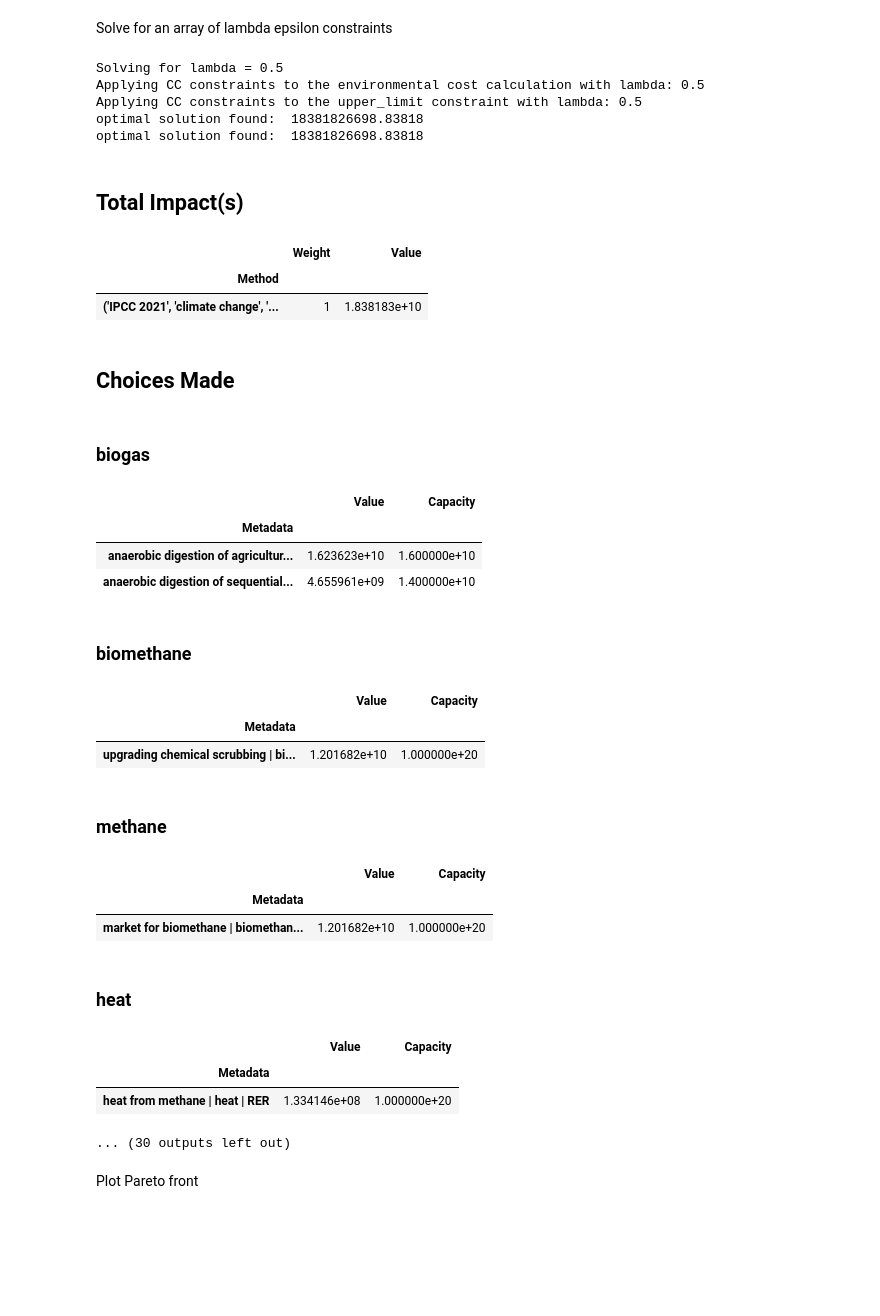
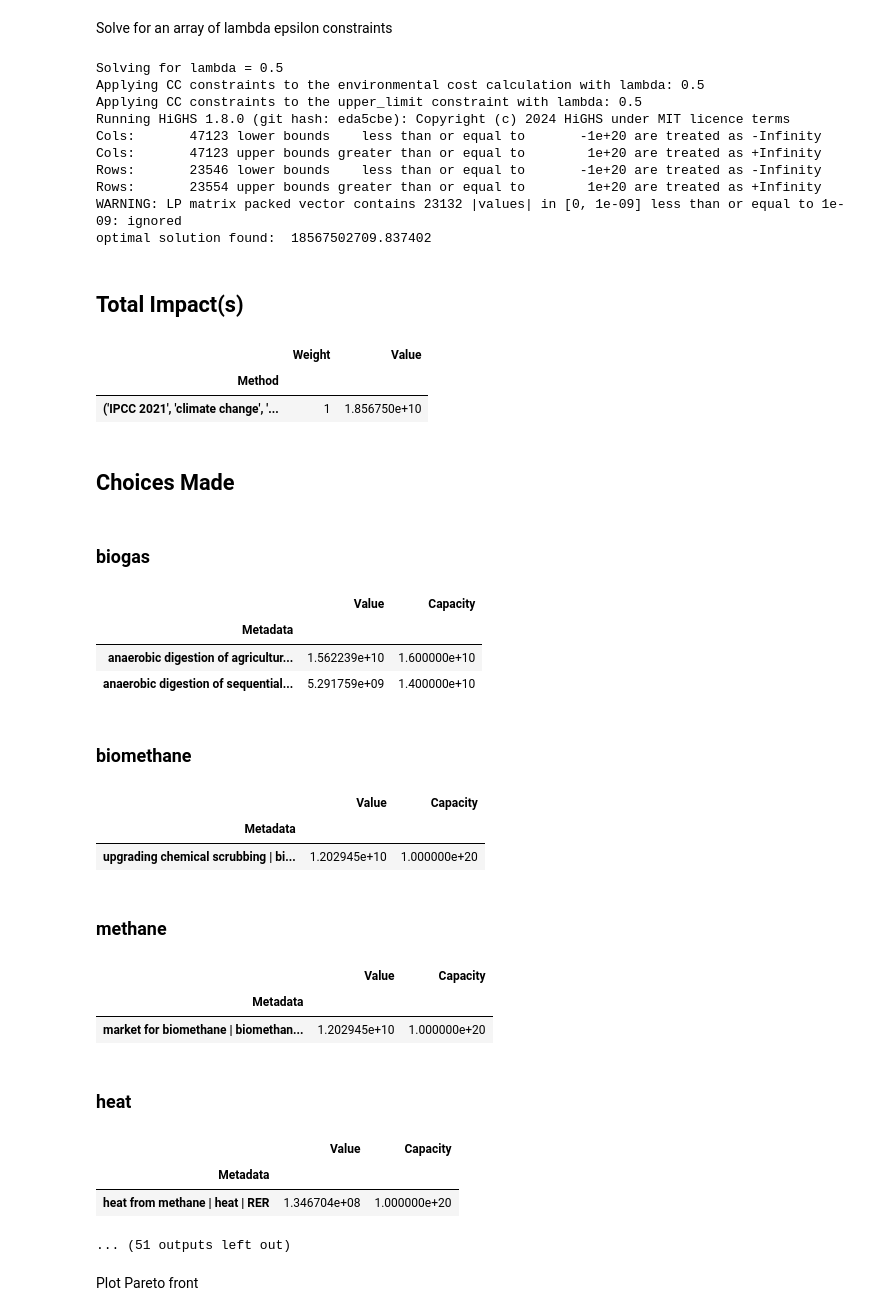
Before and after one commit to flechtenberg/pulpo, a Jupyter notebook: notebooks/uncertainty_showcase_working.ipynb, the cells around one changed output. Cells and saved outputs as stored; diff of their text form; code cells hidden in the pictures; blank space fills up the shorter version.

```diff
--- a/notebooks/uncertainty_showcase_working.ipynb
+++ b/notebooks/uncertainty_showcase_working.ipynb
@@ -678,2 +655,0 @@ The uncertainty strategies can be directly performed on the pulpo worker if the
-# %%
-pulpo_worker.apply_uncertainty_strategies()
@@ -697,0 +692,41 @@ No uncertainty data missing.
+# %%
+unc_strategies = [
+    processor.TriangularBoundInterpolationStrategy(
+        uncertain_param_type='If',
+        uncertain_param_subgroup='ecoinvent-3.10-cutoff',
+        noise_interval={'min':.1, 'max':.1}
+    ),
+
+    processor.UniformBaseStrategy(
+        uncertain_param_type='If',
+        uncertain_param_subgroup='ammonia',
+        upper_scaling_factor = .5,
+        lower_scaling_factor = .5,
+        noise_interval={'min':.2, 'max':.2}
+    ),
+    processor.TriangluarBaseStrategy(
+        uncertain_param_type='Cf',
+        uncertain_param_subgroup=method,
+        upper_scaling_factor = 0.15,
+        lower_scaling_factor = 0.15,
+        noise_interval={'min':.1, 'max':.1}
+    ),
+    processor.TriangluarBaseStrategy(
+        uncertain_param_type='Var_bounds',
+        uncertain_param_subgroup='upper_limit',
+        upper_scaling_factor=.3,
+        lower_scaling_factor=.3,
+        noise_interval={'min':.2, 'max':.1}
+    ),
+
+    # processor.ExpertKnowledgeStrategy(
+    #     uncertain_param_type='If',
+    #     uncertain_param_subgroup='ammonia',
+    #     prob_metadata={
+    #         (80, 23548): {'minimum':.01 ,'maximum':.5, 'uncertainty_type':4}, # carbon dioxide storage and transport 200 km pipeline, storage 1000 m | carbon dioxide storage and transport 200 km pipeline, storage 1000 m | RER --- Carbon dioxide, fossil | ('air', 'urban air close to ground')
+    #         (80, 23538): {'minimum':.0002 ,'maximum':.002, 'uncertainty_type':4}, # transport, pipeline, supercritical carbon dioxide, 200 km without recompression | transport, pipeline, supercritical carbon dioxide, 200 km without recompression | RER --- Carbon dioxide, fossil | ('air', 'urban air close to ground')
+    #     }
+    # )
+    ]
+# %%
+pulpo_worker.apply_uncertainty_strategies(strategies=unc_strategies)
@@ -875,48 +925,53 @@ optimal solution found:  38685863290.911316
 # %% [markdown]
 Solve for an array of lambda epsilon constraints
 # %%
-lambda_epsilon_array = np.linspace(0.5,1, 2, endpoint=False)
+lambda_epsilon_array = np.linspace(0.5,1, 3, endpoint=False)
 results_CC = {}
 for lambda_level in lambda_epsilon_array:
     print(f'Solving for lambda = {lambda_level}')
     optimizer.apply_CC_formulation(
         lambda_level=lambda_level,
         normal_metadata_env_cost=normal_metadata_env_cost,
         normal_metadata_var_bounds=normal_metadata_var_bounds,
         model_instance=pulpo_worker.instance,
     )
     pulpo_worker.solve()
     results_CC[lambda_level] = pulpo_worker.extract_results(extractparams=True)
     pulpo_worker.summarize_results(zeroes=True)
 # %% [output]
 Solving for lambda = 0.5
 Applying CC constraints to the environmental cost calculation with lambda: 0.5
 Applying CC constraints to the upper_limit constraint with lambda: 0.5
-optimal solution found:  18381826698.83818
-optimal solution found:  18381826698.83818
+Running HiGHS 1.8.0 (git hash: eda5cbe): Copyright (c) 2024 HiGHS under MIT licence terms
+Cols:       47123 lower bounds    less than or equal to       -1e+20 are treated as -Infinity
+Cols:       47123 upper bounds greater than or equal to        1e+20 are treated as +Infinity
+Rows:       23546 lower bounds    less than or equal to       -1e+20 are treated as -Infinity
+Rows:       23554 upper bounds greater than or equal to        1e+20 are treated as +Infinity
+WARNING: LP matrix packed vector contains 23132 |values| in [0, 1e-09] less than or equal to 1e-09: ignored
+optimal solution found:  18567502709.837402
 ## Total Impact(s)
 |  | Weight | Value |
 | Method |  |  |
-| ('IPCC 2021', 'climate change', '... | 1 | 1.838183e+10 |
+| ('IPCC 2021', 'climate change', '... | 1 | 1.856750e+10 |
 ## Choices Made
 ### biogas
 |  | Value | Capacity |
 | Metadata |  |  |
-| anaerobic digestion of agricultur... | 1.623623e+10 | 1.600000e+10 |
-| anaerobic digestion of sequential... | 4.655961e+09 | 1.400000e+10 |
+| anaerobic digestion of agricultur... | 1.562239e+10 | 1.600000e+10 |
+| anaerobic digestion of sequential... | 5.291759e+09 | 1.400000e+10 |
 ### biomethane
 |  | Value | Capacity |
 | Metadata |  |  |
-| upgrading chemical scrubbing | bi... | 1.201682e+10 | 1.000000e+20 |
+| upgrading chemical scrubbing | bi... | 1.202945e+10 | 1.000000e+20 |
 ### methane
 |  | Value | Capacity |
 | Metadata |  |  |
-| market for biomethane | biomethan... | 1.201682e+10 | 1.000000e+20 |
+| market for biomethane | biomethan... | 1.202945e+10 | 1.000000e+20 |
 ### heat
 |  | Value | Capacity |
 | Metadata |  |  |
-| heat from methane | heat | RER | 1.334146e+08 | 1.000000e+20 |
+| heat from methane | heat | RER | 1.346704e+08 | 1.000000e+20 |
-... (30 outputs left out)
+... (51 outputs left out)
 # %% [markdown]
 Plot Pareto front
 # %%
```
Also changed, not shown: parts of 37 cells of this notebook.
